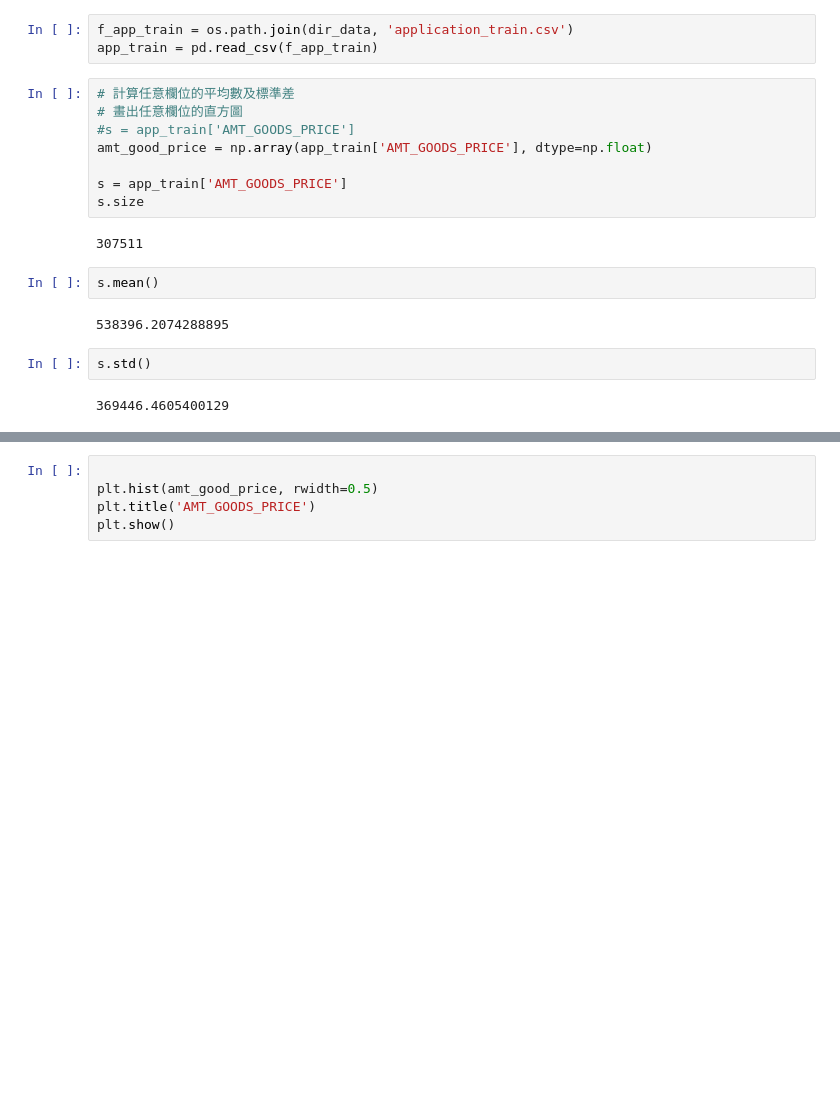
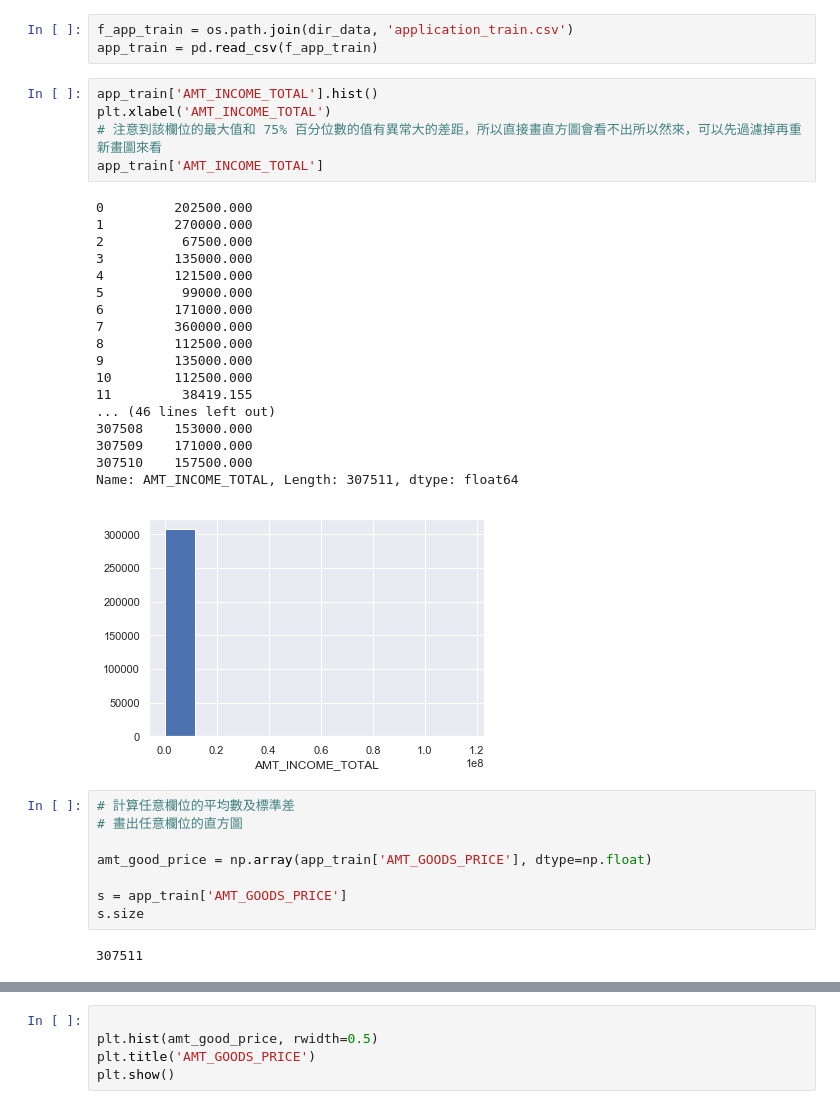
Before and after one commit to sunnike/2nd-ML100Days, a Jupyter notebook: homework/Day_005_HW.ipynb, the cells around one changed output, grey strips where cells are left out. Cells and saved outputs as stored; diff of their text form; blank space fills up the shorter version.

```diff
--- a/homework/Day_005_HW.ipynb
+++ b/homework/Day_005_HW.ipynb
@@ -15,21 +15,37 @@ np.__version__
 # %%
 f_app_train = os.path.join(dir_data, 'application_train.csv')
 app_train = pd.read_csv(f_app_train)
+# %%
+app_train['AMT_INCOME_TOTAL'].hist()
+plt.xlabel('AMT_INCOME_TOTAL')
+# 注意到該欄位的最大值和 75% 百分位數的值有異常大的差距，所以直接畫直方圖會看不出所以然來，可以先過濾掉再重新畫圖來看
+app_train['AMT_INCOME_TOTAL']
+# %% [output]
+0         202500.000
+1         270000.000
+2          67500.000
+3         135000.000
+4         121500.000
+5          99000.000
+6         171000.000
+7         360000.000
+8         112500.000
+9         135000.000
+10        112500.000
+11         38419.155
+... (46 lines left out)
+307508    153000.000
+307509    171000.000
+307510    157500.000
+Name: AMT_INCOME_TOTAL, Length: 307511, dtype: float64
+[figure, added]
 # %%
 # 計算任意欄位的平均數及標準差
 # 畫出任意欄位的直方圖
-#s = app_train['AMT_GOODS_PRICE']
+
 amt_good_price = np.array(app_train['AMT_GOODS_PRICE'], dtype=np.float)
 
 s = app_train['AMT_GOODS_PRICE']
 s.size
 # %% [output]
 307511
-# %%
-s.mean()
-# %% [output]
-538396.2074288895
-# %%
-s.std()
-# %% [output]
-369446.4605400129
```
Also changed, not shown: parts of 3 cells of this notebook, 3 other files.
